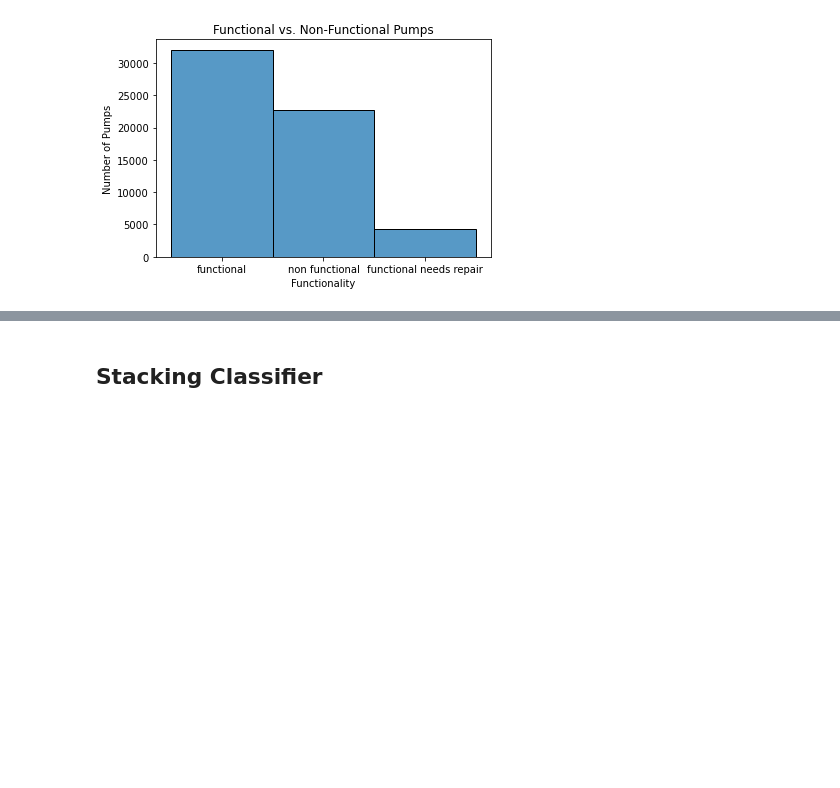
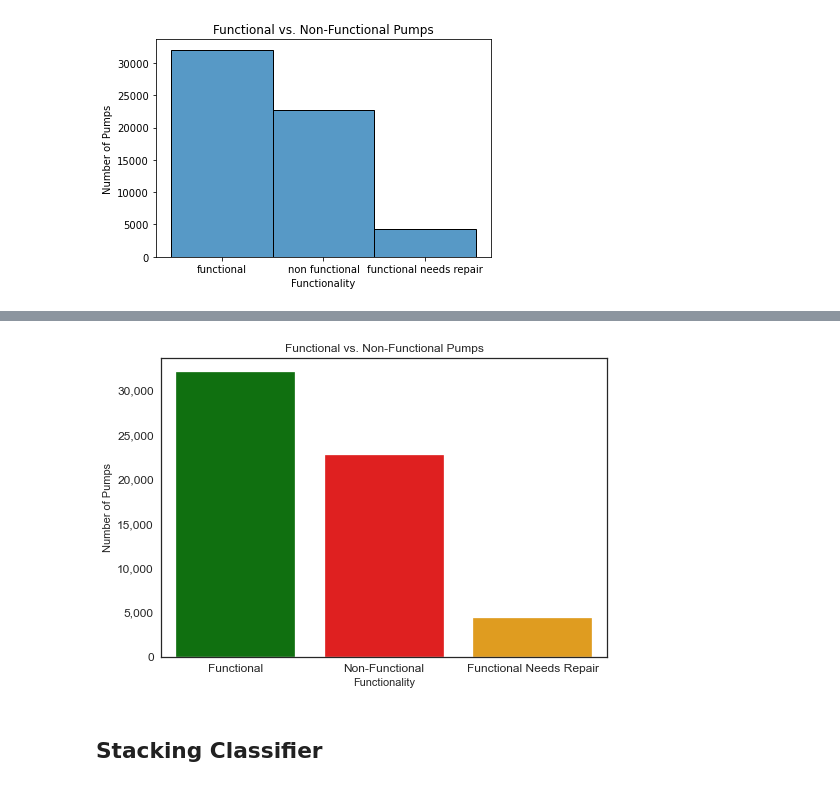
Before and after one commit to jlc0512/dsc-phase-3-project-v2-3, a Jupyter notebook: modeling_notebook.ipynb, the cells around one changed output, grey strips where cells are left out. Cells and saved outputs as stored; diff of their text form; code cells hidden in the pictures; blank space fills up the shorter version.

```diff
--- a/modeling_notebook.ipynb
+++ b/modeling_notebook.ipynb
@@ -1198,3 +1228,16 @@ plt.savefig("FunctionalvNonFunctional.png", dpi=300)
+# %%
+SNS.set_style("white")
+SNS.barplot(x=['Functional', 'Non-Functional', 'Functional Needs Repair'], y=[32054, 22658, 4316], palette= ['green', 'red', 'orange']).set(
+    title='Functional vs. Non-Functional Pumps', xlabel ='Functionality', ylabel= 'Number of Pumps')
+plt.xticks(size=12)
+plt.yticks(size=12)
+plt.ticklabel_format(axis='y', style='plain')
+current_values = plt.gca().get_yticks()
+plt.gca().set_yticklabels(['{:,.0f}'.format(x) for x in current_values])
+plt.xlabel = 'Functionality';
+plt.savefig("images/FunctionalvNonFunctional2.png", dpi=300)
+# %% [output]
+[figure, added]
 # %% [markdown]
 ## Stacking Classifier
 # %%
```
Also changed, not shown: parts of 12 cells of this notebook.
